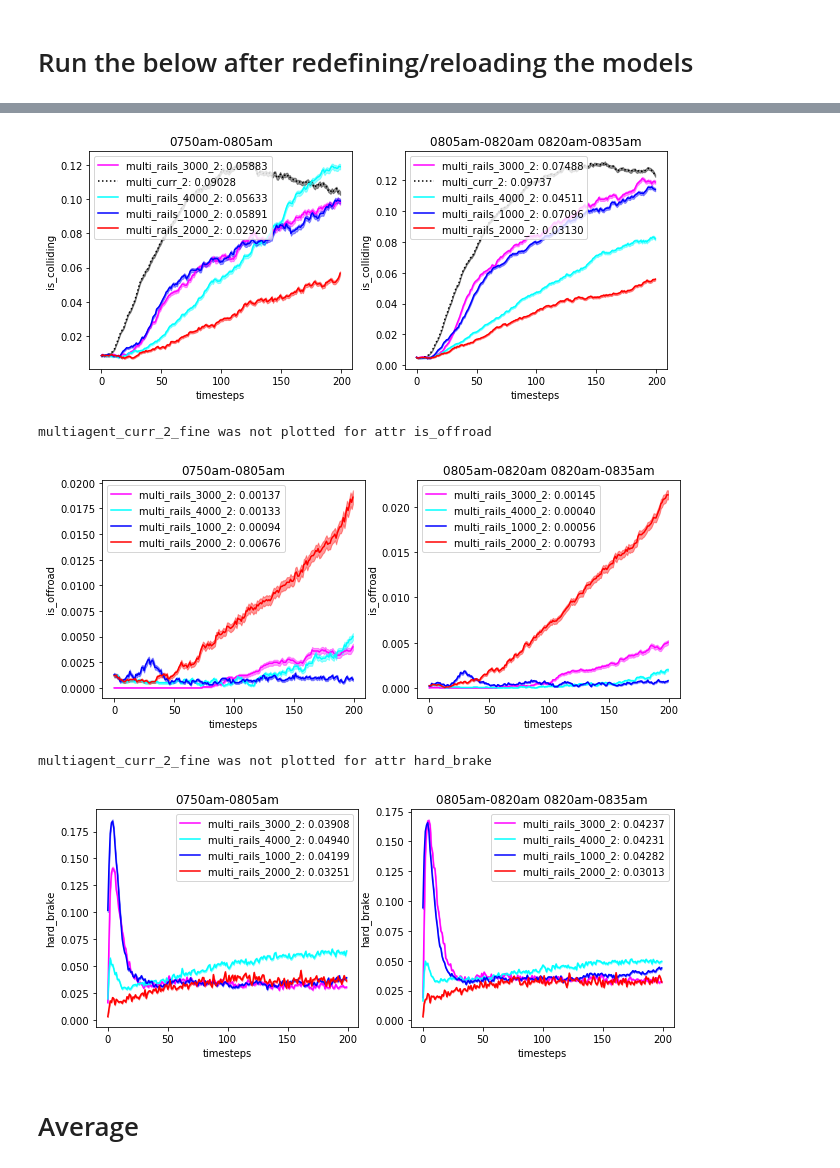
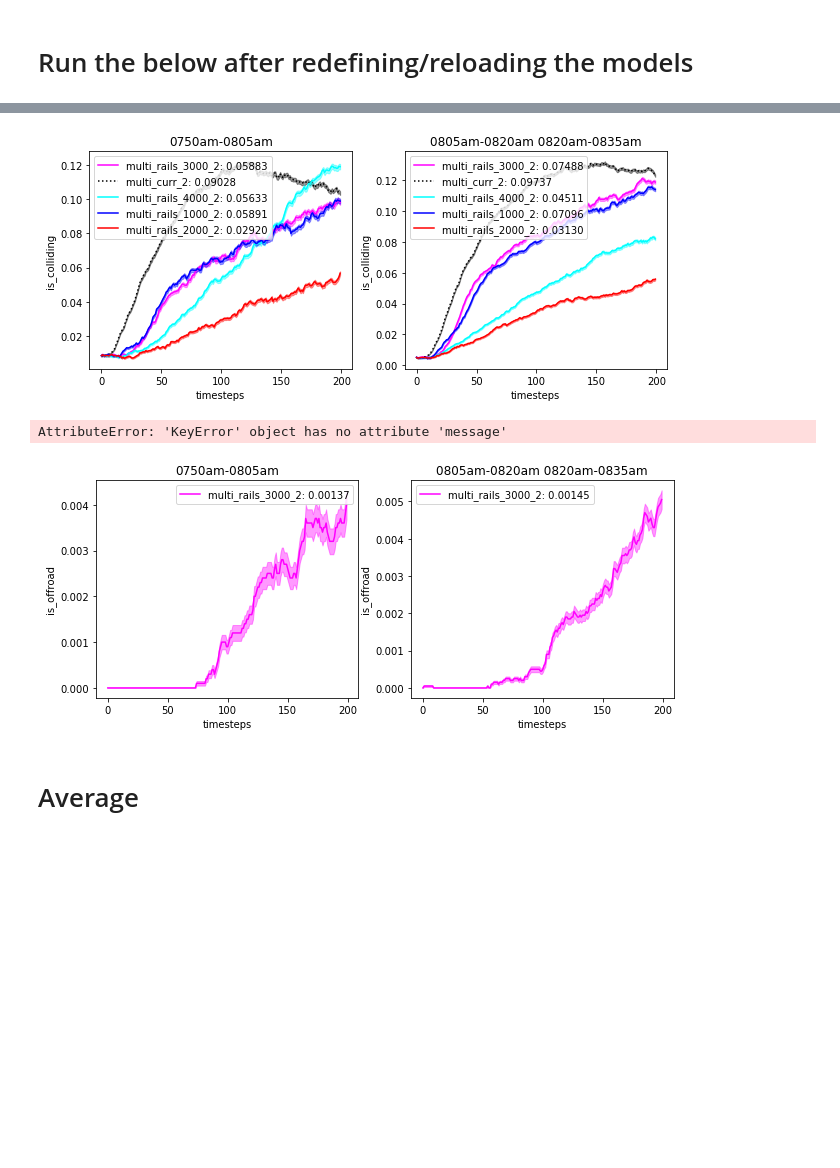
Before and after one commit to sisl/ngsim_env, a Jupyter notebook: scripts/imitation/visualize_rails.ipynb, the cells around one changed output, grey strips where cells are left out. Cells and saved outputs as stored; diff of their text form; code cells hidden in the pictures; blank space fills up the shorter version.

Commit message:
better exception

```diff
--- a/scripts/imitation/visualize_rails.ipynb
+++ b/scripts/imitation/visualize_rails.ipynb
@@ -127,26 +127,24 @@ ngsim_labels = traj_lab_dict[model_labels[0]][1]
 # %%
 for attr in attrs:
     plt.figure(figsize=(16,4))
     for i, label in enumerate(model_labels):
         style = 'dotted'
         if 'rails' in label: style = 'solid'
         try:
             plot_validation(traj_lab_dict[label][0], ngsim_labels,
                     color=colors[label], attr=attr, style=style, length=length, model_label=label.replace(\
                                         '_fine','').replace('multiagent','multi'))
-        except:
-            print(label, "was not plotted for attr", attr)
+        except Exception as e:
+            print(label, "was not plotted for attr", attr, 'due to: ', e.message)
     plt.savefig(attr + '_rails.png')
     plt.show()
 # %% [output]
 [figure]
 [figure]
 [figure]
 [figure]
-multiagent_curr_2_fine was not plotted for attr is_offroad
+AttributeError: 'KeyError' object has no attribute 'message'
-[figure, old version]
+[figure, new version]
-multiagent_curr_2_fine was not plotted for attr hard_brake
-[figure, removed]
 # %% [markdown]
 # Average
 # %%
```
